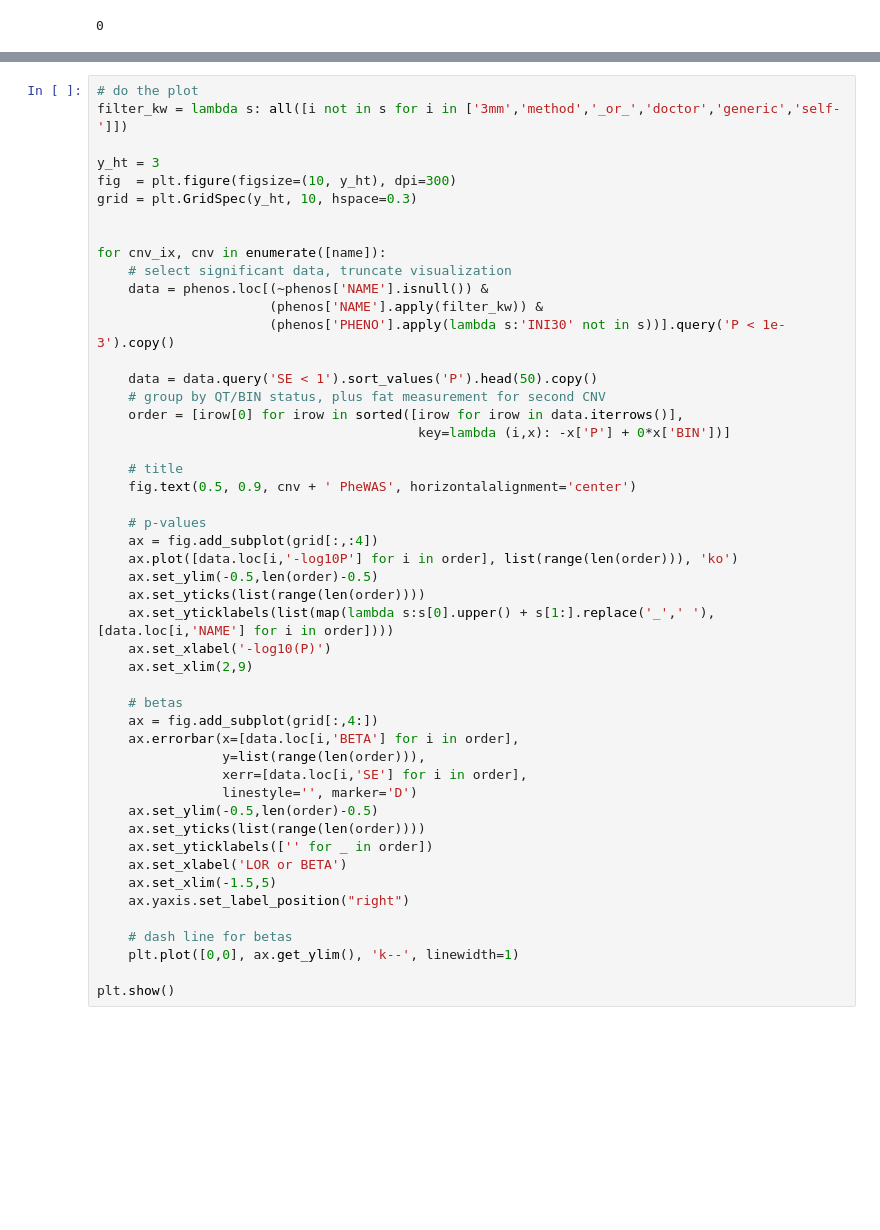
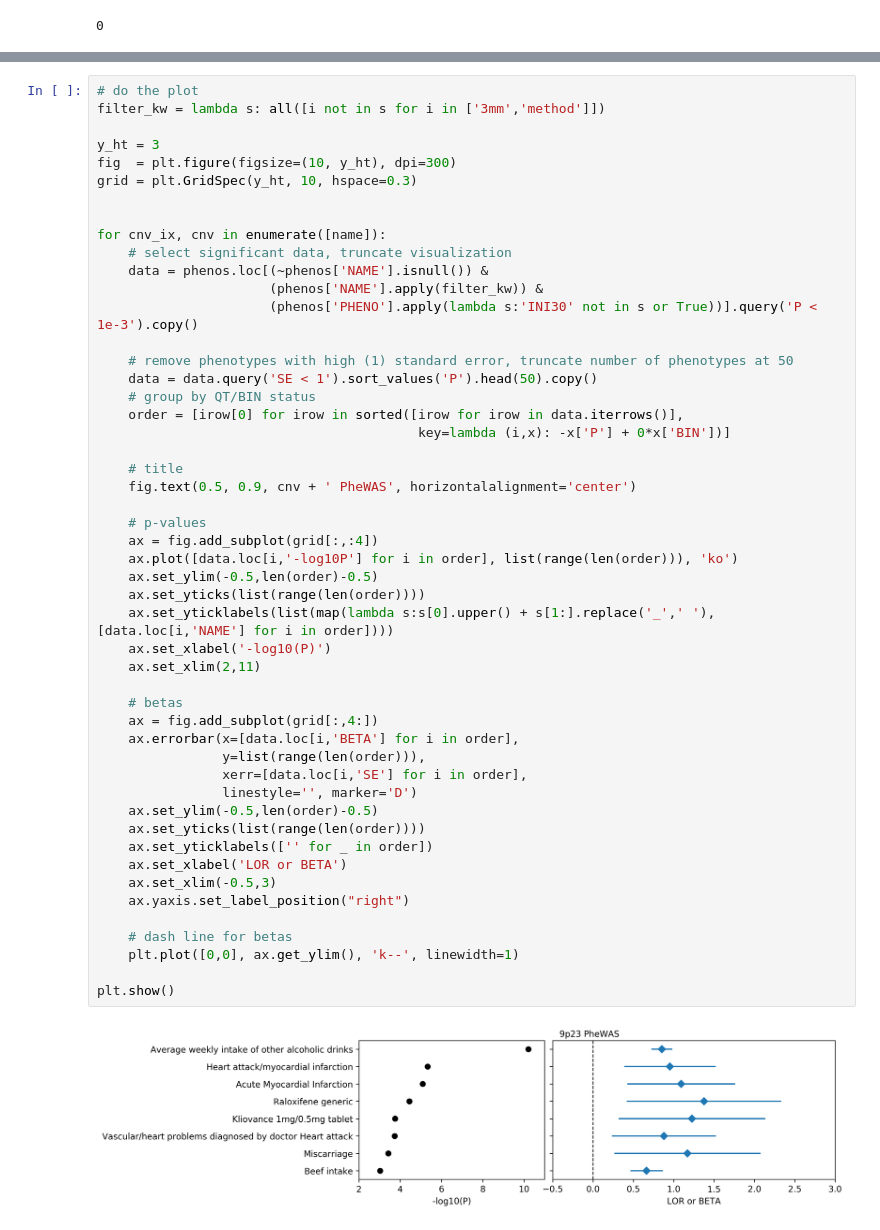
Before and after one commit to priestlab/cnv-ukb, a Jupyter notebook: figures/FigureSx-9p23-PheWAS.ipynb, the cells around one changed output, grey strips where cells are left out. Drawn from its saved outputs; the diff is of its cells as text; blank space fills up the shorter version.

```diff
--- a/figures/FigureSx-9p23-PheWAS.ipynb
+++ b/figures/FigureSx-9p23-PheWAS.ipynb
@@ -50,6 +78,6 @@ phenos[(phenos['P'] < 0.001)].sort_values('P')
 # %%
 # do the plot
-filter_kw = lambda s: all([i not in s for i in ['3mm','method','_or_','doctor','generic','self-']])
+filter_kw = lambda s: all([i not in s for i in ['3mm','method']])
 
 y_ht = 3
 fig  = plt.figure(figsize=(10, y_ht), dpi=300)
@@ -60,39 +88,42 @@ for cnv_ix, cnv in enumerate([name]):
     # select significant data, truncate visualization
     data = phenos.loc[(~phenos['NAME'].isnull()) &
                       (phenos['NAME'].apply(filter_kw)) &
-                      (phenos['PHENO'].apply(lambda s:'INI30' not in s))].query('P < 1e-3').copy()
+                      (phenos['PHENO'].apply(lambda s:'INI30' not in s or True))].query('P < 1e-3').copy()
 
+    # remove phenotypes with high (1) standard error, truncate number of phenotypes at 50
     data = data.query('SE < 1').sort_values('P').head(50).copy()
-    # group by QT/BIN status, plus fat measurement for second CNV
+    # group by QT/BIN status
     order = [irow[0] for irow in sorted([irow for irow in data.iterrows()],
                                          key=lambda (i,x): -x['P'] + 0*x['BIN'])]
 
     # title
     fig.text(0.5, 0.9, cnv + ' PheWAS', horizontalalignment='center')
 
     # p-values
     ax = fig.add_subplot(grid[:,:4])
     ax.plot([data.loc[i,'-log10P'] for i in order], list(range(len(order))), 'ko')
     ax.set_ylim(-0.5,len(order)-0.5)
     ax.set_yticks(list(range(len(order))))
     ax.set_yticklabels(list(map(lambda s:s[0].upper() + s[1:].replace('_',' '), [data.loc[i,'NAME'] for i in order])))
     ax.set_xlabel('-log10(P)')
-    ax.set_xlim(2,9)
+    ax.set_xlim(2,11)
 
     # betas
     ax = fig.add_subplot(grid[:,4:])
     ax.errorbar(x=[data.loc[i,'BETA'] for i in order],
                 y=list(range(len(order))),
                 xerr=[data.loc[i,'SE'] for i in order],
                 linestyle='', marker='D')
     ax.set_ylim(-0.5,len(order)-0.5)
     ax.set_yticks(list(range(len(order))))
     ax.set_yticklabels(['' for _ in order])
     ax.set_xlabel('LOR or BETA')
-    ax.set_xlim(-1.5,5)
+    ax.set_xlim(-0.5,3)
     ax.yaxis.set_label_position("right")
 
     # dash line for betas
     plt.plot([0,0], ax.get_ylim(), 'k--', linewidth=1)
 
 plt.show()
+# %% [output]
+[figure, added]
```
Also changed, not shown: parts of 3 cells of this notebook, 12 other files.
